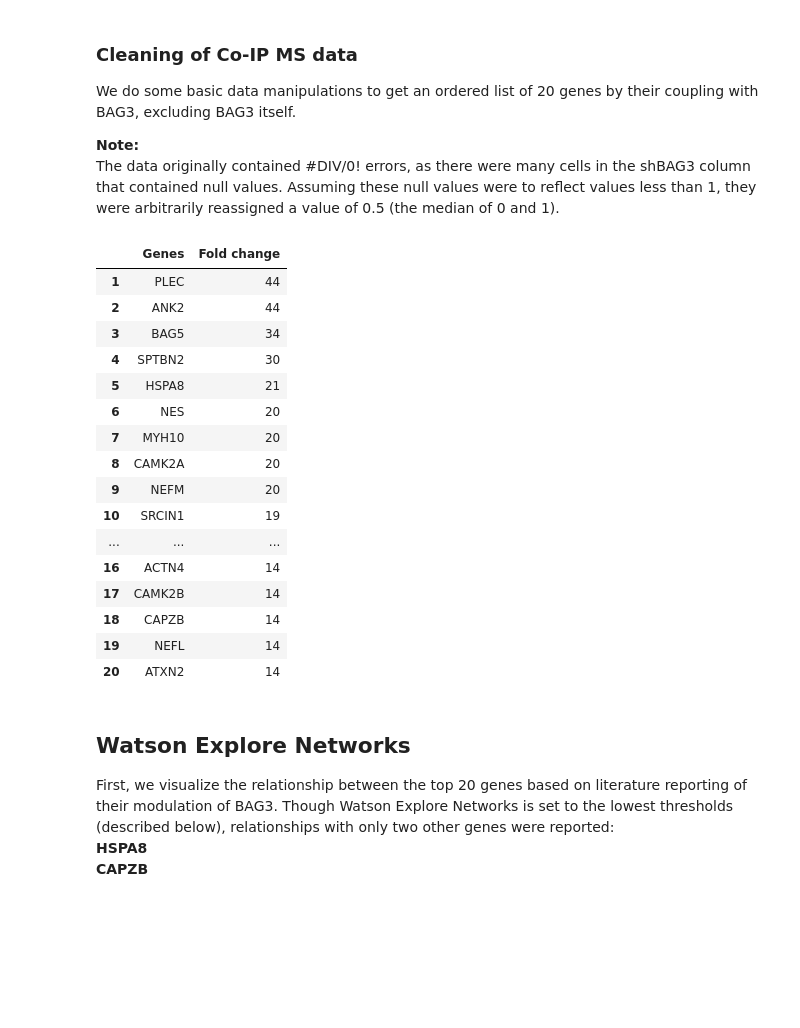
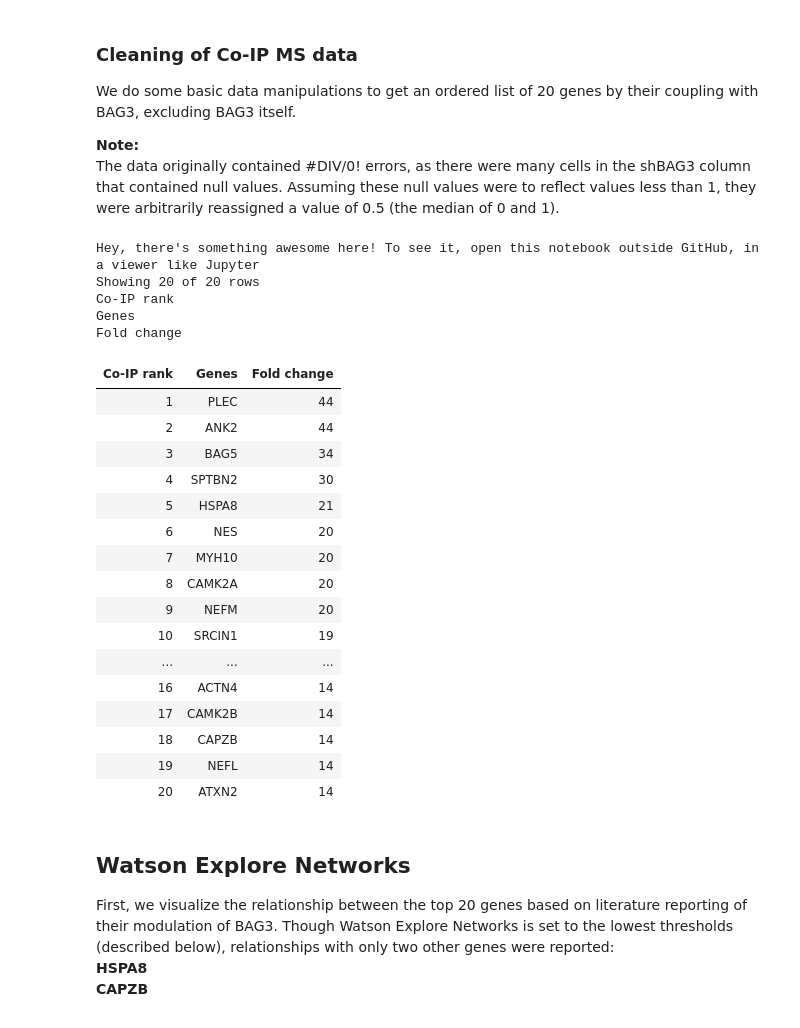
Before and after one commit to eturkes/bag3-co-ip, a Jupyter notebook: BAG3-co-ip/BAG3-co-ip.ipynb, the cells around one changed output. Saved outputs shown, nothing was run; the diff lists cells and outputs as text; code cells hidden in the pictures; blank space fills up the shorter version.

```diff
--- a/BAG3-co-ip/BAG3-co-ip.ipynb
+++ b/BAG3-co-ip/BAG3-co-ip.ipynb
@@ -72,35 +72,41 @@ body = client_75340283764447f99797650de21e6211.get_object(Bucket='bag3coip-donot
 if not hasattr(body, "__iter__"): body.__iter__ = types.MethodType( __iter__, body )
 co_ip_df = pd.read_csv(body)
 
 # Sort by "fold of changes".
 cols = ["fold of changes"]
 co_ip_df.drop(0, inplace=True)
 co_ip_df[cols] = co_ip_df[cols].astype('int')
 
 # Reduce to two columns and top 21 genes, in order to exclude BAG3 itself.
 cols = ["Unnamed: 1", "fold of changes"]
 co_ip_df = co_ip_df[cols]
 co_ip_df.rename(columns={"Unnamed: 1": "Genes", "fold of changes": "Fold change"}, inplace=True)
 co_ip_df = co_ip_df.head(21)
 
 # Cut string to only gene name, capitalize, and remove BAG3.
 cols = "Genes"
 co_ip_df[cols] = co_ip_df[cols].str.extract("((?<=GN=).*(?= PE=))", expand=True)
 co_ip_df["Genes"] = co_ip_df["Genes"].str.upper()
 co_ip_df = co_ip_df[~co_ip_df.Genes.str.contains("BAG3")]
 co_ip_df = co_ip_df.reset_index(drop=True)
 co_ip_df.index = co_ip_df.index + 1
 
 # Replace gene names with Watson entities.
 body = client_75340283764447f99797650de21e6211.get_object(Bucket='bag3coip-donotdelete-pr-wlavvdgoryxgjb',Key='EntitySet_BAG3-co-ip-20-no-BAG3_2019-02-27_09-47-55.csv')['Body']
 if not hasattr(body, "__iter__"): body.__iter__ = types.MethodType( __iter__, body )
 entity_set_df = pd.read_csv(body)
 entity_set_df.index = entity_set_df.index + 1
 co_ip_df["Genes"] = entity_set_df["Entity name"]
 
-co_ip_df
+co_ip_df.insert(0, "Co-IP rank", co_ip_df.index)
+display(co_ip_df)
 # %% [output]
+Hey, there's something awesome here! To see it, open this notebook outside GitHub, in a viewer like Jupyter
+Showing 20 of 20 rows
+Co-IP rank
+Genes
+Fold change
-|  | Genes | Fold change |
+| Co-IP rank | Genes | Fold change |
 | 1 | PLEC | 44 |
 | 2 | ANK2 | 44 |
 | 3 | BAG5 | 34 |
```
Also changed, not shown: parts of 2 cells of this notebook.
